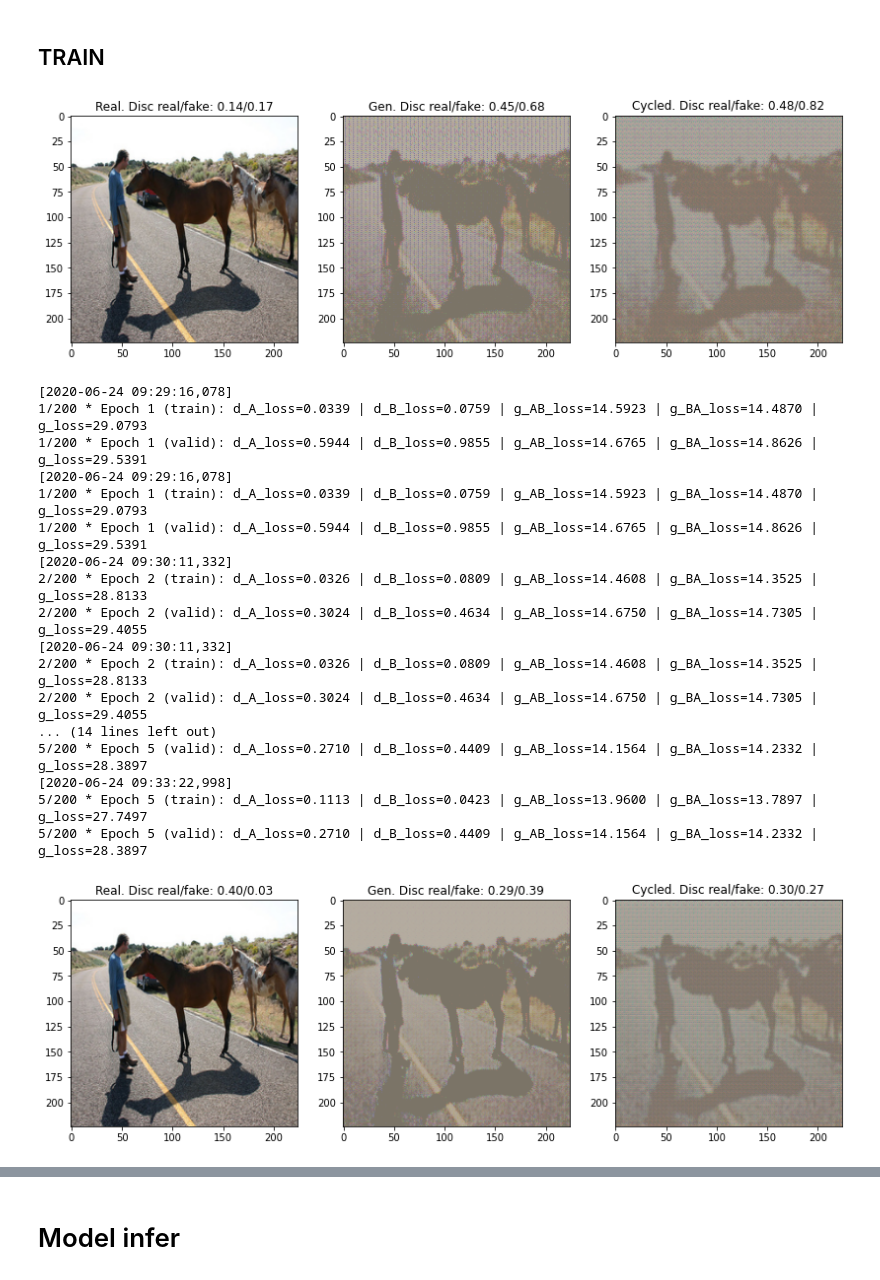
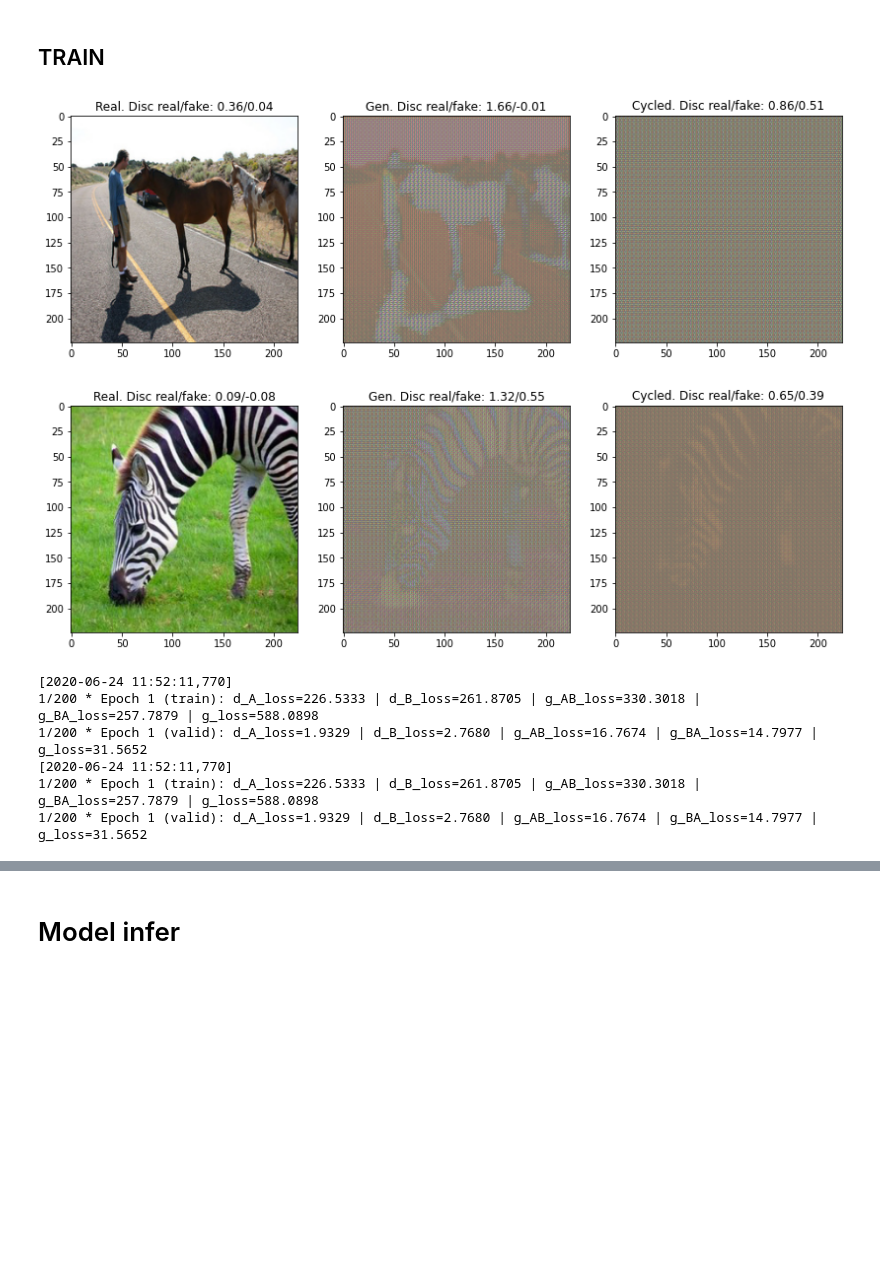
Before and after one commit to xxFirefly/CycleGAN, a Jupyter notebook: myCycleGAN.ipynb, the cells around one changed output, grey strips where cells are left out. Drawn from its saved outputs; the diff is of its cells as text; code cells hidden in the pictures; blank space fills up the shorter version.

```diff
--- a/myCycleGAN.ipynb
+++ b/myCycleGAN.ipynb
@@ -405,7 +405,7 @@ if is_fp16_used:
 else:
     batch_size = 32
 
-batch_size = 32
+#batch_size =
 print(f"batch_size: {batch_size}")
 
 loaders = get_loaders(
@@ -426,7 +424,10 @@ batch_size: 32
 import torch.nn as nn
 import torch.nn.functional as F
 # %%
-LayerNorm = nn.BatchNorm2d #nn.InstanceNorm2d # nn.BatchNorm2d
+if (batch_size == 1):
+  LayerNorm = nn.InstanceNorm2d #nn.InstanceNorm2d # nn.BatchNorm2d
+else:
+  LayerNorm = nn.BatchNorm2d #nn.InstanceNorm2d # nn.BatchNorm2d
 
 def conv(in_chs, out_chs=False, stride=1, kernel=4, pad=1, just=False):
   if(not out_chs):
@@ -814,17 +805,18 @@ class CustomInferCallback(Callback):
       super().__init__(CallbackOrder.Internal)
       self.freq = freq
 
-    def plot_imgs(self, runner: IRunner):
-      real_images = runner.input["image"]
-      gen_images = runner.model['g_AB'](real_images).detach()
-      cycle_images = runner.model['g_BA'](gen_images).detach()
+    def plot_imgs(self, forward_model, inverse_model, initial_pred_model, gen_pred_model, real_imgs):
+      real_images = real_imgs
+      gen_images = forward_model(real_images).detach()
+      cycle_images = inverse_model(gen_images).detach()
 
-      real_D_A = torch.mean(runner.model['d_A'](real_images[0].unsqueeze(0)).detach()).cpu()
-      real_D_B = torch.mean(runner.model['d_B'](real_images[0].unsqueeze(0)).detach()).cpu()
-      gen_D_A = torch.mean(runner.model['d_A'](gen_images[0].unsqueeze(0)).detach()).cpu()
-      gen_D_B = torch.mean(runner.model['d_B'](gen_images[0].unsqueeze(0)).detach()).cpu()
-      cycle_D_A = torch.mean(runner.model['d_A'](cycle_images[0].unsqueeze(0)).detach()).cpu()
-      cycle_D_B = torch.mean(runner.model['d_B'](cycle_images[0].unsqueeze(0)).detach()).cpu()
+      real_D_A = torch.mean(initial_pred_model(real_images[0].unsqueeze(0)).detach()).cpu()
+      gen_D_A = torch.mean(initial_pred_model(gen_images[0].unsqueeze(0)).detach()).cpu()
+      cycle_D_A = torch.mean(initial_pred_model(cycle_images[0].unsqueeze(0)).detach()).cpu()
+
+      real_D_B = torch.mean(gen_pred_model(real_images[0].unsqueeze(0)).detach()).cpu()
+      gen_D_B = torch.mean(gen_pred_model(gen_images[0].unsqueeze(0)).detach()).cpu()
+      cycle_D_B = torch.mean(gen_pred_model(cycle_images[0].unsqueeze(0)).detach()).cpu()
 
       real_image = utils.tensor_to_ndimage(real_images[0].cpu())
       gen_image = utils.tensor_to_ndimage(gen_images[0].cpu())
@@ -852,48 +844,46 @@ class CustomInferCallback(Callback):
 
     def on_loader_end(self, runner: IRunner):
       if (runner.is_valid_loader and (runner.epoch%self.freq == 1)):
-        self.plot_imgs(runner)
+        self.plot_imgs(forward_model=runner.model['g_AB'],
+                       inverse_model=runner.model['g_BA'],
+                       initial_pred_model=runner.model['d_A'],
+                       gen_pred_model=runner.model['d_B'],
+                       real_imgs=runner.input["image"])
+
+        self.plot_imgs(forward_model=runner.model['g_BA'],
+                       inverse_model=runner.model['g_AB'],
+                       initial_pred_model=runner.model['d_B'],
+                       gen_pred_model=runner.model['d_A'],
+                       real_imgs=runner.input["B_image"])
 # %%
 logdir = "./logs_gan"
 
 callbacks = [
-    # Each criterion is calculated separately.
-    CustomInferCallback(5),
+    CustomInferCallback(3),
 ]
 
 runner = GANRunner()
 runner.train(
     model=model,
     optimizer=optimizer,
     loaders=loaders,
     callbacks=callbacks,
     main_metric="g_loss",
     num_epochs=200,
     check=False,
     verbose=False,
     logdir=logdir,
 )
 
 """
 
 """
 # %% [output]
-[figure, old version]
+[figure, new version]
+[figure, new version]
-[2020-06-24 09:29:16,078]
-1/200 * Epoch 1 (train): d_A_loss=0.0339 | d_B_loss=0.0759 | g_AB_loss=14.5923 | g_BA_loss=14.4870 | g_loss=29.0793
-1/200 * Epoch 1 (valid): d_A_loss=0.5944 | d_B_loss=0.9855 | g_AB_loss=14.6765 | g_BA_loss=14.8626 | g_loss=29.5391
-[2020-06-24 09:29:16,078]
-1/200 * Epoch 1 (train): d_A_loss=0.0339 | d_B_loss=0.0759 | g_AB_loss=14.5923 | g_BA_loss=14.4870 | g_loss=29.0793
-1/200 * Epoch 1 (valid): d_A_loss=0.5944 | d_B_loss=0.9855 | g_AB_loss=14.6765 | g_BA_loss=14.8626 | g_loss=29.5391
-[2020-06-24 09:30:11,332]
-2/200 * Epoch 2 (train): d_A_loss=0.0326 | d_B_loss=0.0809 | g_AB_loss=14.4608 | g_BA_loss=14.3525 | g_loss=28.8133
-2/200 * Epoch 2 (valid): d_A_loss=0.3024 | d_B_loss=0.4634 | g_AB_loss=14.6750 | g_BA_loss=14.7305 | g_loss=29.4055
-[2020-06-24 09:30:11,332]
-2/200 * Epoch 2 (train): d_A_loss=0.0326 | d_B_loss=0.0809 | g_AB_loss=14.4608 | g_BA_loss=14.3525 | g_loss=28.8133
-2/200 * Epoch 2 (valid): d_A_loss=0.3024 | d_B_loss=0.4634 | g_AB_loss=14.6750 | g_BA_loss=14.7305 | g_loss=29.4055
-... (14 lines left out)
-5/200 * Epoch 5 (valid): d_A_loss=0.2710 | d_B_loss=0.4409 | g_AB_loss=14.1564 | g_BA_loss=14.2332 | g_loss=28.3897
-[2020-06-24 09:33:22,998]
-5/200 * Epoch 5 (train): d_A_loss=0.1113 | d_B_loss=0.0423 | g_AB_loss=13.9600 | g_BA_loss=13.7897 | g_loss=27.7497
-5/200 * Epoch 5 (valid): d_A_loss=0.2710 | d_B_loss=0.4409 | g_AB_loss=14.1564 | g_BA_loss=14.2332 | g_loss=28.3897
+[2020-06-24 11:52:11,770]
+1/200 * Epoch 1 (train): d_A_loss=226.5333 | d_B_loss=261.8705 | g_AB_loss=330.3018 | g_BA_loss=257.7879 | g_loss=588.0898
+1/200 * Epoch 1 (valid): d_A_loss=1.9329 | d_B_loss=2.7680 | g_AB_loss=16.7674 | g_BA_loss=14.7977 | g_loss=31.5652
+[2020-06-24 11:52:11,770]
+1/200 * Epoch 1 (train): d_A_loss=226.5333 | d_B_loss=261.8705 | g_AB_loss=330.3018 | g_BA_loss=257.7879 | g_loss=588.0898
+1/200 * Epoch 1 (valid): d_A_loss=1.9329 | d_B_loss=2.7680 | g_AB_loss=16.7674 | g_BA_loss=14.7977 | g_loss=31.5652
-[figure, old version]
```
Also changed, not shown: parts of 8 cells of this notebook.
